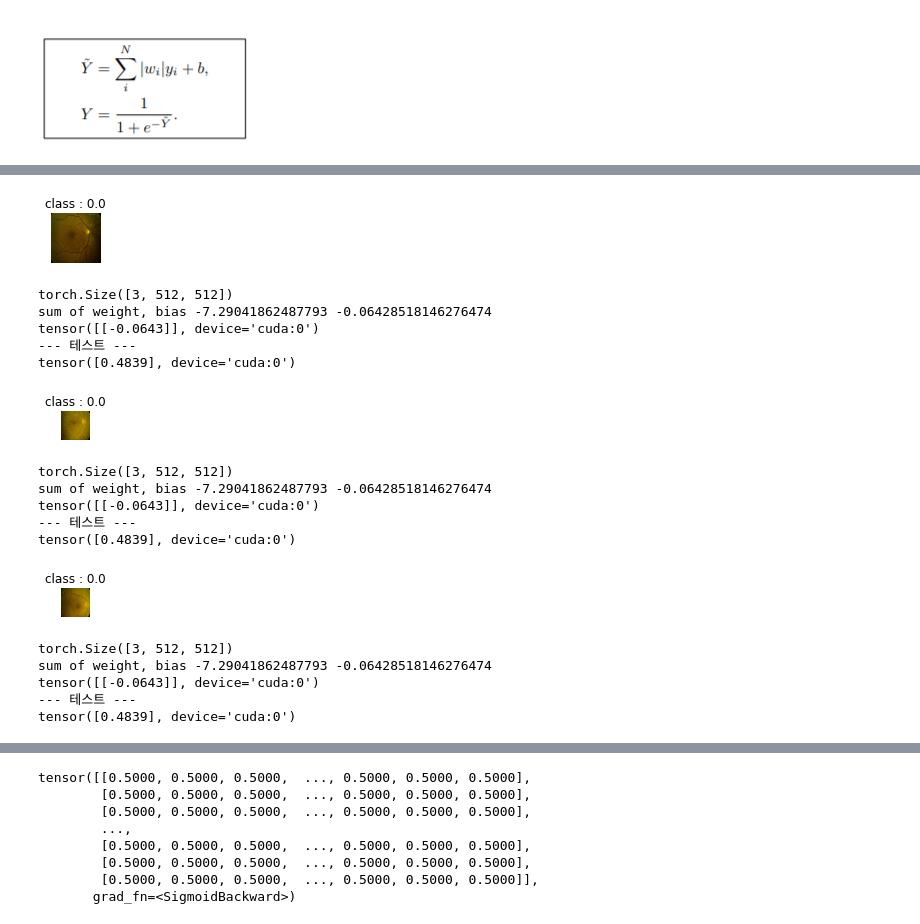
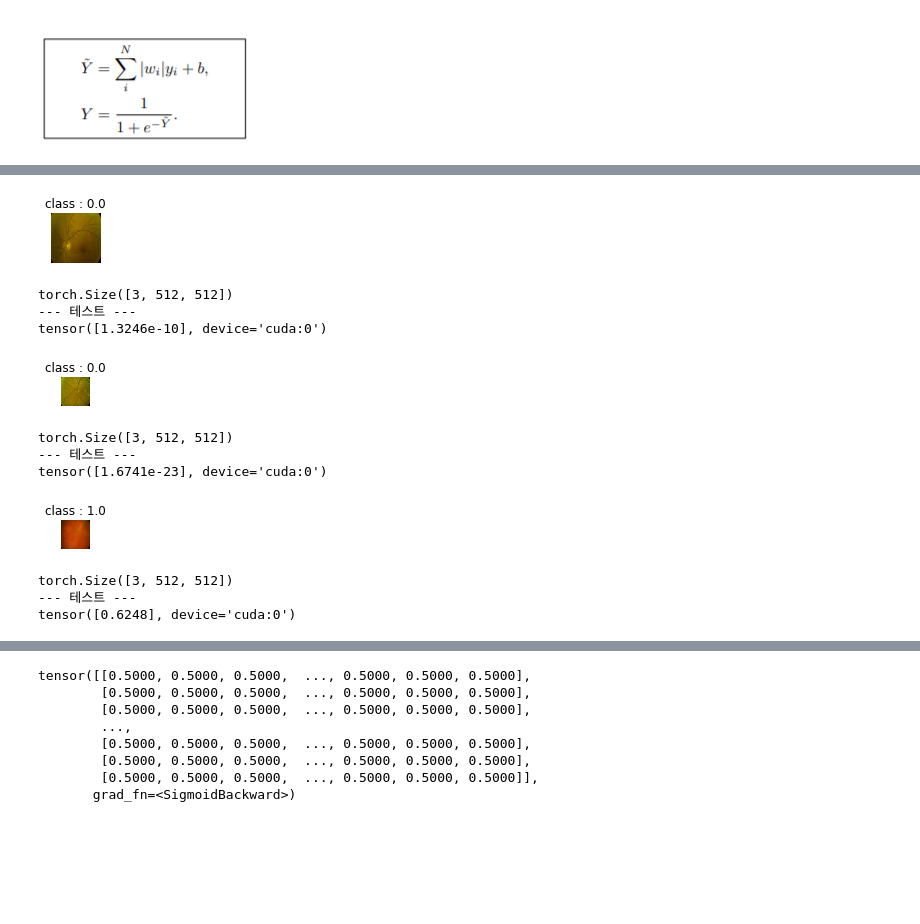
Before and after one commit to bub3690/medical_lab_semina, a Jupyter notebook: papers/EyeQual/EyeQual구현.ipynb, the cells around one changed output, grey strips where cells are left out. Saved outputs shown, nothing was run; the diff lists cells and outputs as text; code cells hidden in the pictures; blank space fills up the shorter version.

```diff
--- a/papers/EyeQual/EyeQual구현.ipynb
+++ b/papers/EyeQual/EyeQual구현.ipynb
@@ -197,18 +243,21 @@ train_loader = torch.utils.data.DataLoader(dataset =
                                            drimdb_dataset(
                                                DATA_PATH_TRAINING_LIST,
                                                classes,
+                                               transform = transforms.ToTensor()
                                            ),
                                            batch_size = BATCH_SIZE,
-                                           shuffle = True) # 순서가 암기되는것을 막기위해.
+                                           shuffle = True,
+                                           ) # 순서가 암기되는것을 막기위해.
 
 
 test_loader = torch.utils.data.DataLoader(dataset =
                                            drimdb_dataset(
                                                DATA_PATH_TEST_LIST,
                                                classes,
+                                               transform = transforms.ToTensor()
                                            ),
                                            batch_size = BATCH_SIZE,
-                                           shuffle = False) # 순서가 암기되는것을 막기위해.
+                                           shuffle = False,) # 순서가 암기되는것을 막기위해.
 
 #validation set 추가해야됨.
 #https://bekusib.tistory.com/159
@@ -373,9 +507,9 @@ tensor([33., 33., 33., 33., 33., 33., 33., 33., 33., 33., 33., 33., 33., 33.,
 # %%
 model = Net().to(DEVICE)
-optimizer = torch.optim.Adam(model.parameters(),lr=0.001)
+optimizer = torch.optim.SGD(model.parameters(),lr=0.001)
 criterion = nn.BCELoss()#logistic regression이기 때문에. binary cross entropy loss
 print(model)
-list(model.parameters())[:2]# SWAP 파라미터만 확인
+list(model.parameters())[:1]# SWAP 파라미터만 확인
 # %% [output]
 Net(
   (conv1): Conv2d(3, 64, kernel_size=(3, 3), stride=(1, 1), padding=(1, 1))
@@ -401,6 +536,7 @@ Net(
 # 학습
 def train(model,train_loader,optimizer, log_interval):
     model.train()
+    count=0
     for batch_idx,(image,label) in enumerate(train_loader):
         image = image.to(DEVICE)
         label = label.type(torch.FloatTensor).to(DEVICE)
@@ -408,16 +544,25 @@ def train(model,train_loader,optimizer, log_interval):
         #데이터들 장비에 할당
         optimizer.zero_grad() # device 에 저장된 gradient 제거
         output = model(image) # model로 output을 계산
+        if count==0:
+            print(output)
+
+        #if count== 0:
+        #    print(model.weighted)
+        #print(output)
+        #print(label)
         loss = criterion(output, label) #loss 계산
+        #print(loss)
         loss.backward() # loss 값을 이용해 gradient를 계산
         optimizer.step() # Gradient 값을 이용해 파라미터 업데이트.
+        count+=1
 # %%
 # 학습 진행하며, test 데이터로 모델 성능확인
 def evaluate(model,test_loader):
     model.eval()
     test_loss = 0
     correct = 0
-    classify_val=torch.FloatTensor([0.5]).cuda()
+    threshold=torch.FloatTensor([0.5]).cuda()
     #no_grad : 그래디언트 값 계산 막기.
     with torch.no_grad():
         for image, label in test_loader:
@@ -425,7 +570,7 @@ def evaluate(model,test_loader):
             label = label.type(torch.FloatTensor).to(DEVICE)
             output = model(image)
             test_loss += criterion(output, label).item()
-            prediction = output >= classify_val
+            prediction = output >= threshold
 
             #print(output.max(1,keepdim=True))
             #print(prediction)
@@ -462,43 +614,35 @@ for Epoch in range(1,EPOCHS+1):
 # %%
 # test 데이터
 pltsize=1
 plt.figure(figsize=(20*pltsize,2*pltsize))
 
 with torch.no_grad():
     for image,label in test_loader:
         plt.subplot(2,10,1)
         plt.axis('off')
-        plt.imshow(np.transpose(image[0].detach().numpy(),(1,2,0)).astype(np.uint8))
+        plt.imshow(np.transpose(image[0].detach().numpy(),(1,2,0)))
         plt.title('class : '+str(label[0].item()))
         plt.show()
+        #print("bias : ",model.bias)
 
         print(image[1].size())
         image = image[0].unsqueeze(0).to(DEVICE)
         output = model(image)
         print("--- 테스트 ---")
-        print(output)#합이 1이 안되는데?(log_softmax)
-        #SOFTMAX 값에 LOG를 씌운것.
-        #prediction = output.max(1,keepdim=True)[1]
-        #print(prediction)
+        print(output)
 # %% [output]
-[figure, old version]
+[figure, new version]
 torch.Size([3, 512, 512])
-sum of weight, bias -7.29041862487793 -0.06428518146276474
-tensor([[-0.0643]], device='cuda:0')
 --- 테스트 ---
-tensor([0.4839], device='cuda:0')
+tensor([1.3246e-10], device='cuda:0')
-[figure, old version]
+[figure, new version]
 torch.Size([3, 512, 512])
-sum of weight, bias -7.29041862487793 -0.06428518146276474
-tensor([[-0.0643]], device='cuda:0')
 --- 테스트 ---
-tensor([0.4839], device='cuda:0')
+tensor([1.6741e-23], device='cuda:0')
-[figure, old version]
+[figure, new version]
 torch.Size([3, 512, 512])
-sum of weight, bias -7.29041862487793 -0.06428518146276474
-tensor([[-0.0643]], device='cuda:0')
 --- 테스트 ---
-tensor([0.4839], device='cuda:0')
+tensor([0.6248], device='cuda:0')
 # %%
 print(model.weighted)
 # %% [output]
```
Also changed, not shown: parts of 17 cells of this notebook, 1 other file.
